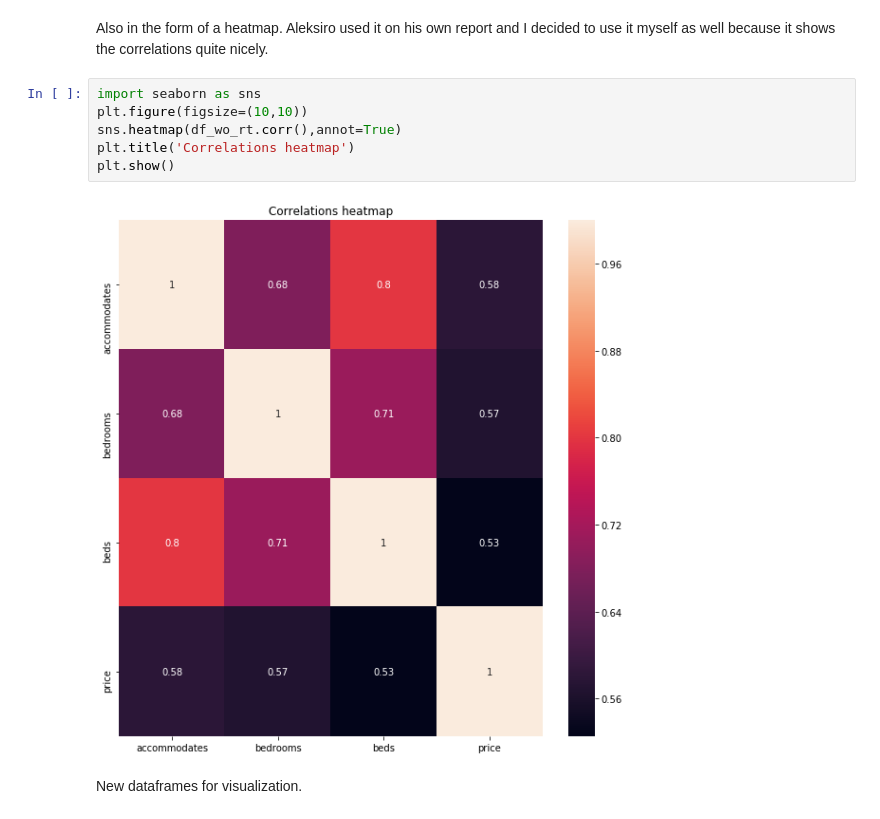
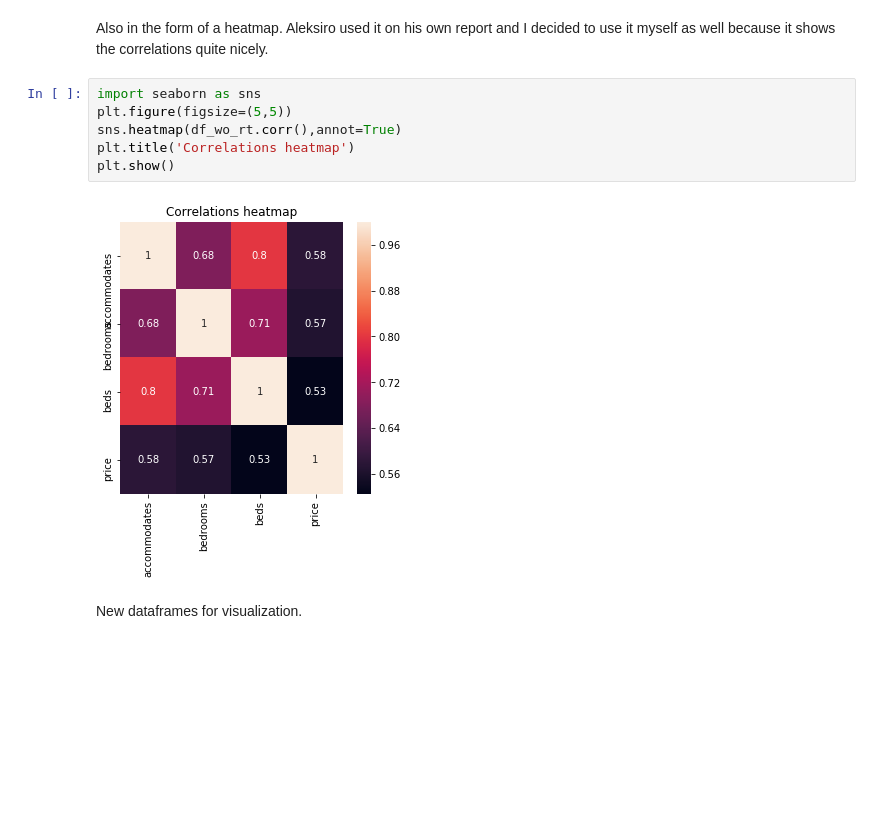
Before and after one commit to Rutle/jodatut-ht, a Jupyter notebook: jodatutHT.ipynb, the cells around one changed output. Drawn from its saved outputs; the diff is of its cells as text; blank space fills up the shorter version.

```diff
--- a/jodatutHT.ipynb
+++ b/jodatutHT.ipynb
@@ -175,11 +228,11 @@ df_wo_rt.corr()
 Also in the form of a heatmap. Aleksiro used it on his own report and I decided to use it myself as well because it shows the correlations quite nicely.
 # %%
 import seaborn as sns
-plt.figure(figsize=(10,10))
+plt.figure(figsize=(5,5))
 sns.heatmap(df_wo_rt.corr(),annot=True)
 plt.title('Correlations heatmap')
 plt.show()
 # %% [output]
-[figure, old version]
+[figure, new version]
 # %% [markdown]
 New dataframes for visualization.
```
Also changed, not shown: parts of 26 cells of this notebook.
